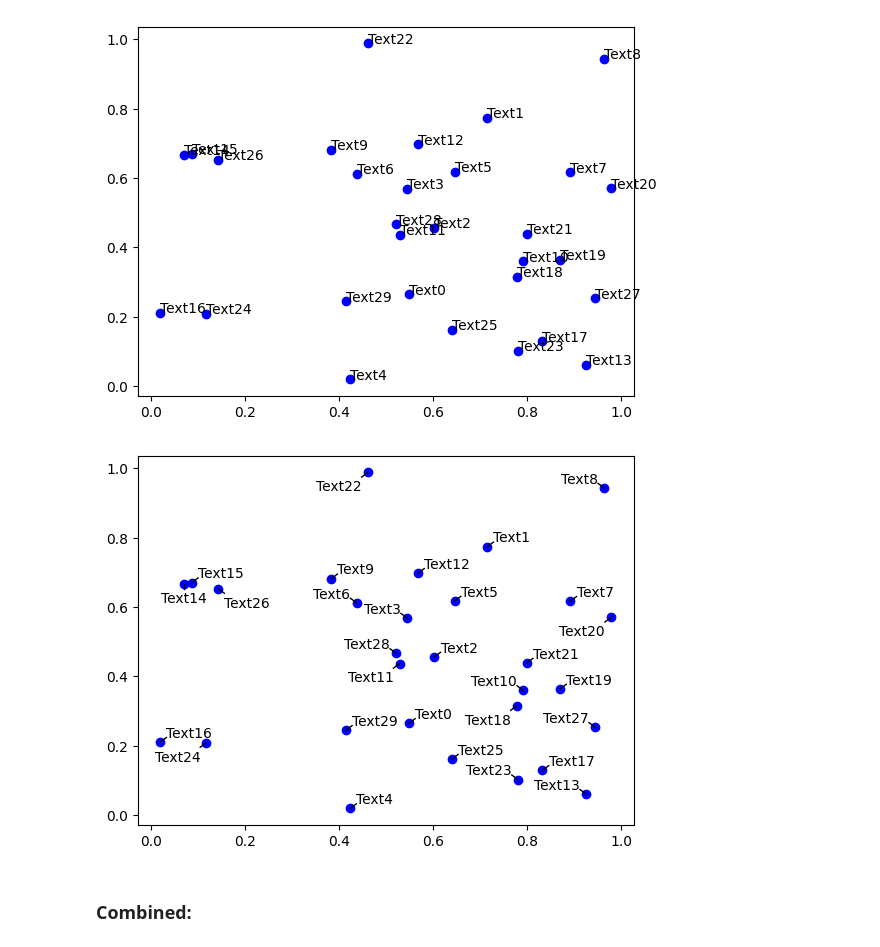
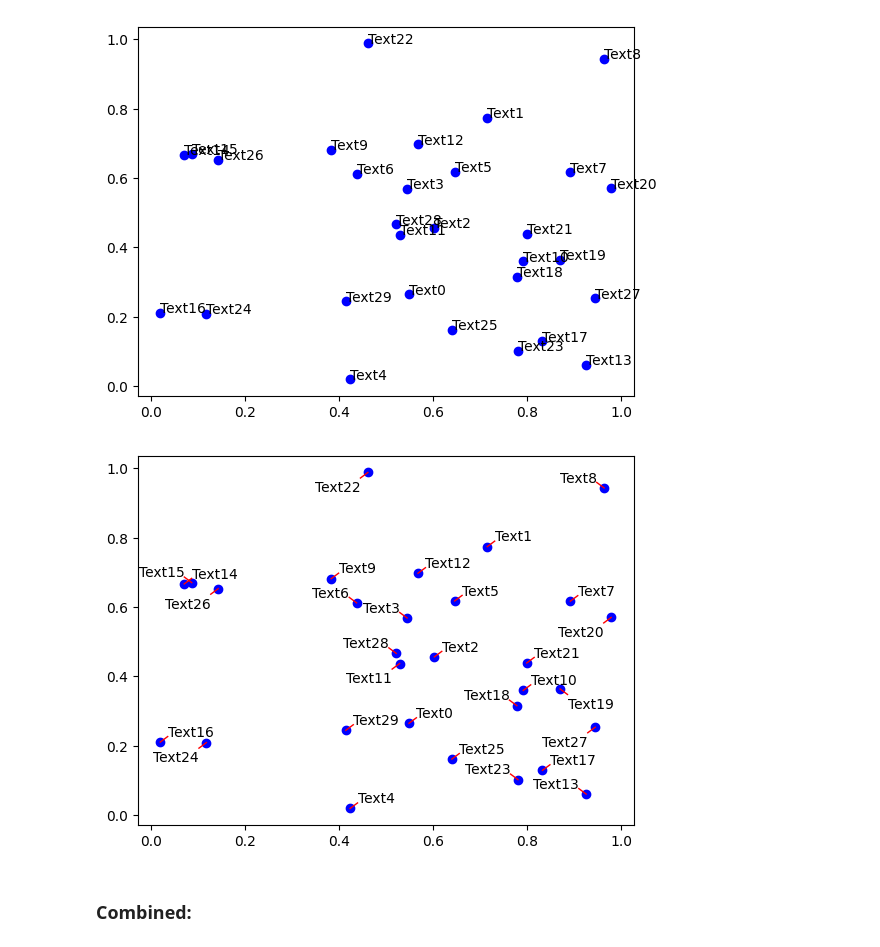
Before and after one commit to ckjellson/textalloc, a Jupyter notebook: demo.ipynb, the cells around one changed output. Saved outputs shown, nothing was run; the diff lists cells and outputs as text; code cells hidden in the pictures.

```diff
--- a/demo.ipynb
+++ b/demo.ipynb
@@ -23,13 +23,16 @@ plt.show()
 # %%
 np.random.seed(0)
 x, y = np.random.random((2,30))
 fig, ax = plt.subplots()
 ax.scatter(x, y, c='b')
 text_list = [f'Text{i}' for i in range(len(x))]
-ta.allocate_text(fig, ax, list(x), list(y), text_list, ax.get_xlim(), ax.get_ylim(), x_scatter=x, y_scatter=y, draw_lines=True, linecolor="k", distance_margin_fraction=0.025)
+ta.allocate_text(fig,ax,x,y,
+                text_list,
+                x_scatter=x, y_scatter=y,
+                textsize=10)
 plt.show()
 # %% [output]
-[figure, old version]
+[figure, new version]
 # %% [markdown]
 ### Combined:
 # %%
```
Also changed, not shown: parts of 7 cells of this notebook, 11 other files.
